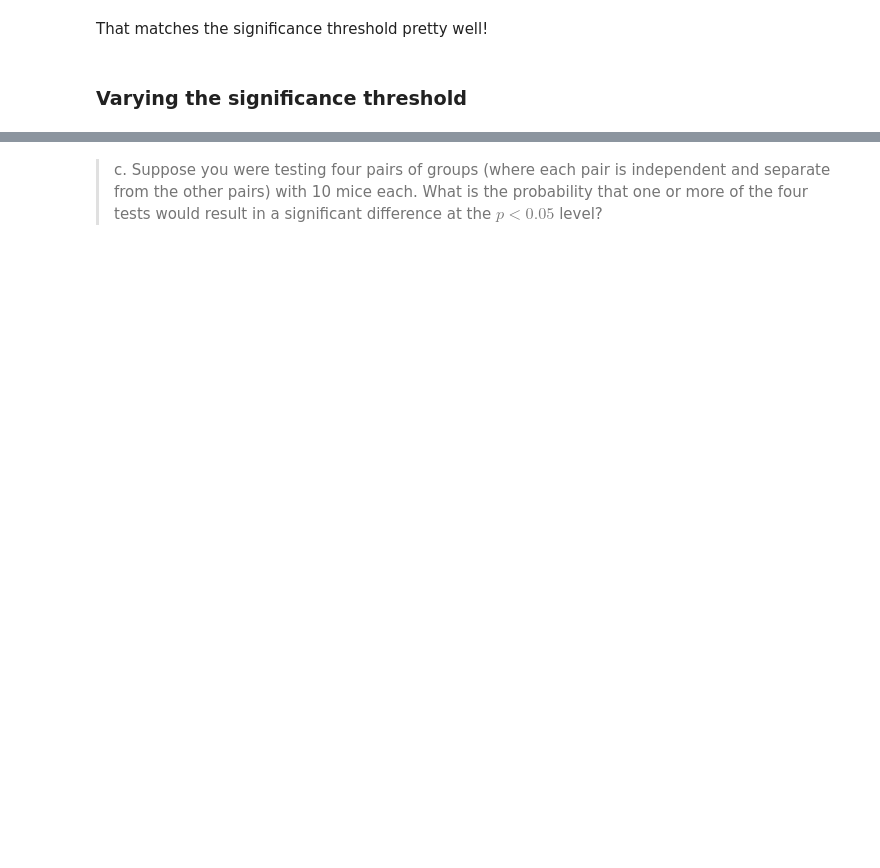
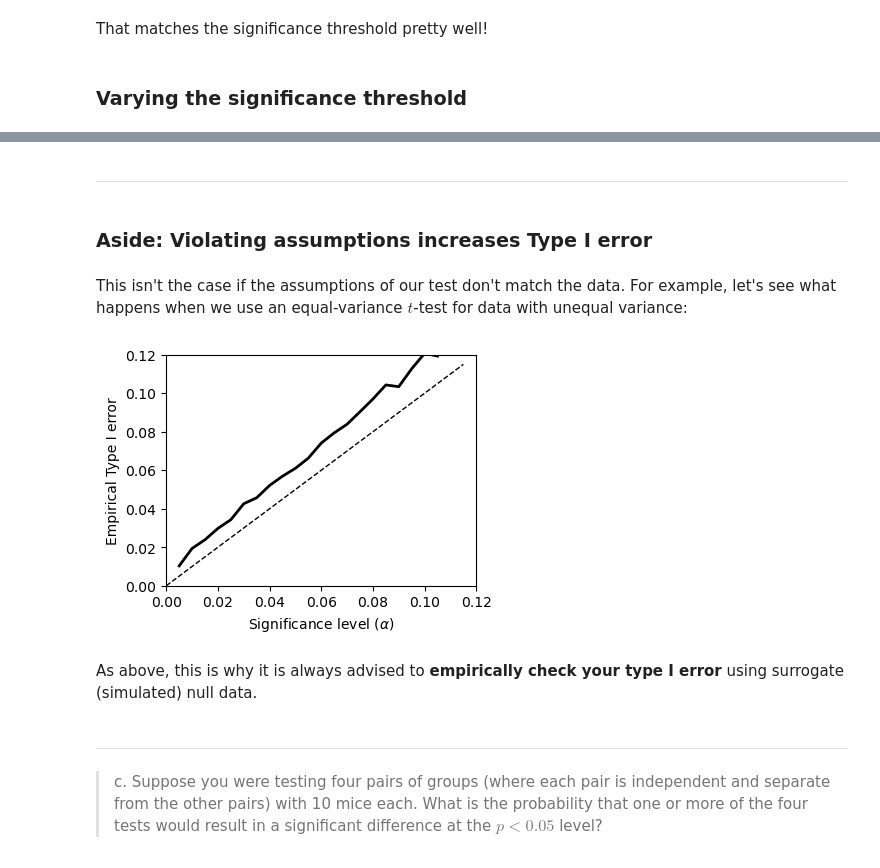
Before and after one commit to maxcollard/ns248-winter23, a Jupyter notebook: ps-2/ns248-wi23-ps2-collard.ipynb, the cells around one changed output, grey strips where cells are left out. Cells and saved outputs as stored; diff of their text form; code cells hidden in the pictures; blank space fills up the shorter version.

```diff
--- a/ps-2/ns248-wi23-ps2-collard.ipynb
+++ b/ps-2/ns248-wi23-ps2-collard.ipynb
@@ -304,0 +465,6 @@ plt.show()
+# %% [markdown]
+---
+# %% [markdown]
+### Aside: Violating assumptions increases Type I error
+# %% [markdown]
+This isn't the case if the assumptions of our test don't match the data. For example, let's see what happens when we use an equal-variance $t$-test for data with unequal variance:
@@ -305,3 +494,33 @@ plt.show()
+# %%
+alphas_empirical = np.zeros( alphas_test.shape )
+for i_alpha, alpha in tqdm( enumerate( alphas_test ),
+                            total = len( alphas_test ) ):
+    ps_comparison = []
+    for i_run in range( n_runs ):
+        run_ps = evaluate( simulate( group_ns, group_means, group_stds ),
+                           test = test_equal_var )
+        ps_comparison.append( run_ps[comparison_key] )
+    ps_comparison = np.array( ps_comparison )
+    alphas_empirical[i_alpha] = np.sum( ps_comparison < alpha ) / n_runs
+# %%
+plt.figure( figsize = (4, 3) )
+
+plt.plot( alphas_test, alphas_empirical, 'k-', linewidth = 2 )
+plt.plot( [0, 0.115], [0, 0.115], 'k--', linewidth = 1 )
+
+plt.xlabel( 'Significance level ($\\alpha$)' )
+plt.ylabel( 'Empirical Type I error' )
+
+plt.xlim( 0, 0.12 )
+plt.ylim( 0, 0.12 )
+
+plt.show()
+# %% [output]
+[figure, added]
+# %% [markdown]
+As above, this is why it is always advised to **empirically check your type I error** using surrogate (simulated) null data.
+# %% [markdown]
+---
 # %% [markdown]
 > c. Suppose you were testing four pairs of groups (where each pair is independent and separate from the other pairs) with 10 mice each. What is the probability that one or more of the four tests would result in a significant difference at the $p < 0.05$ level?
 # %% [markdown]
```
Also changed, not shown: parts of 43 cells of this notebook, 1 other file.
